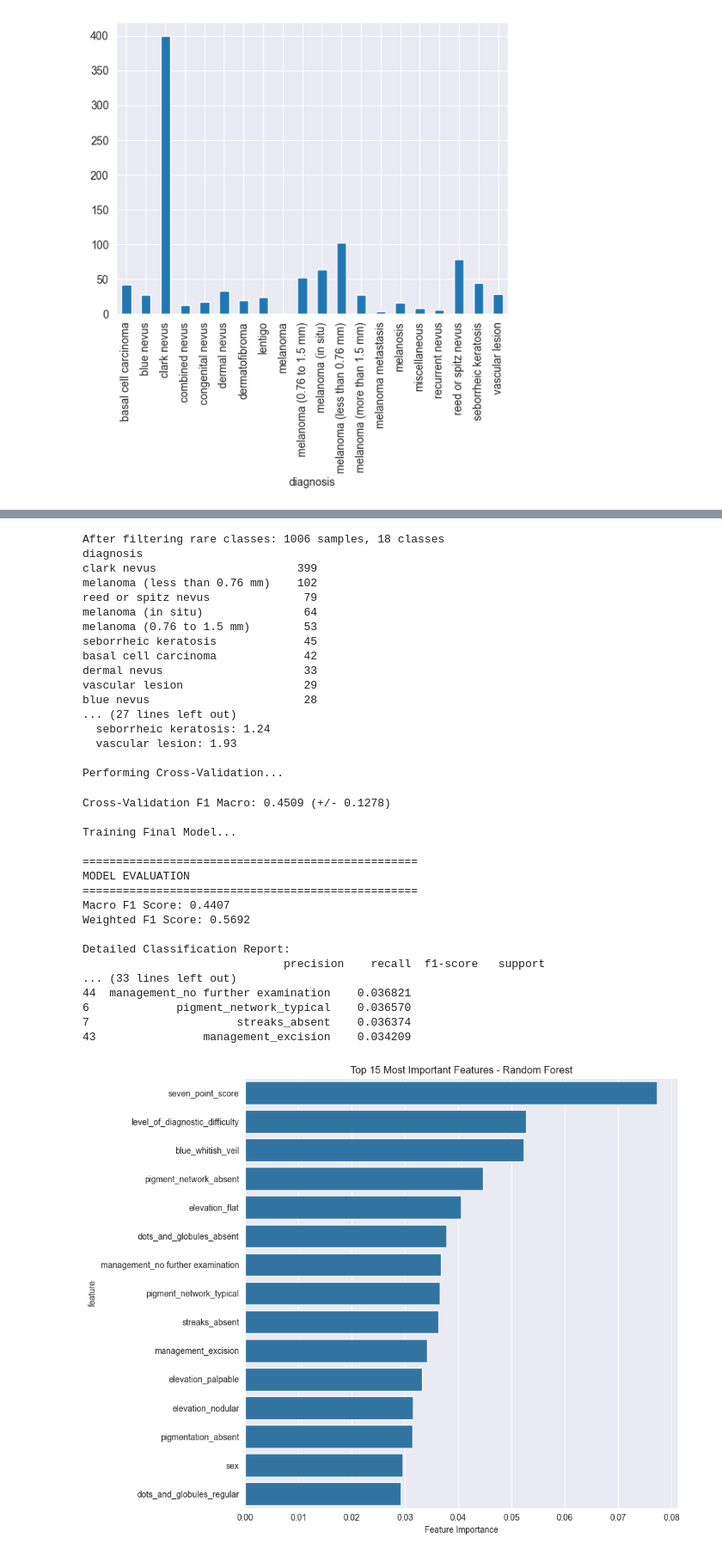
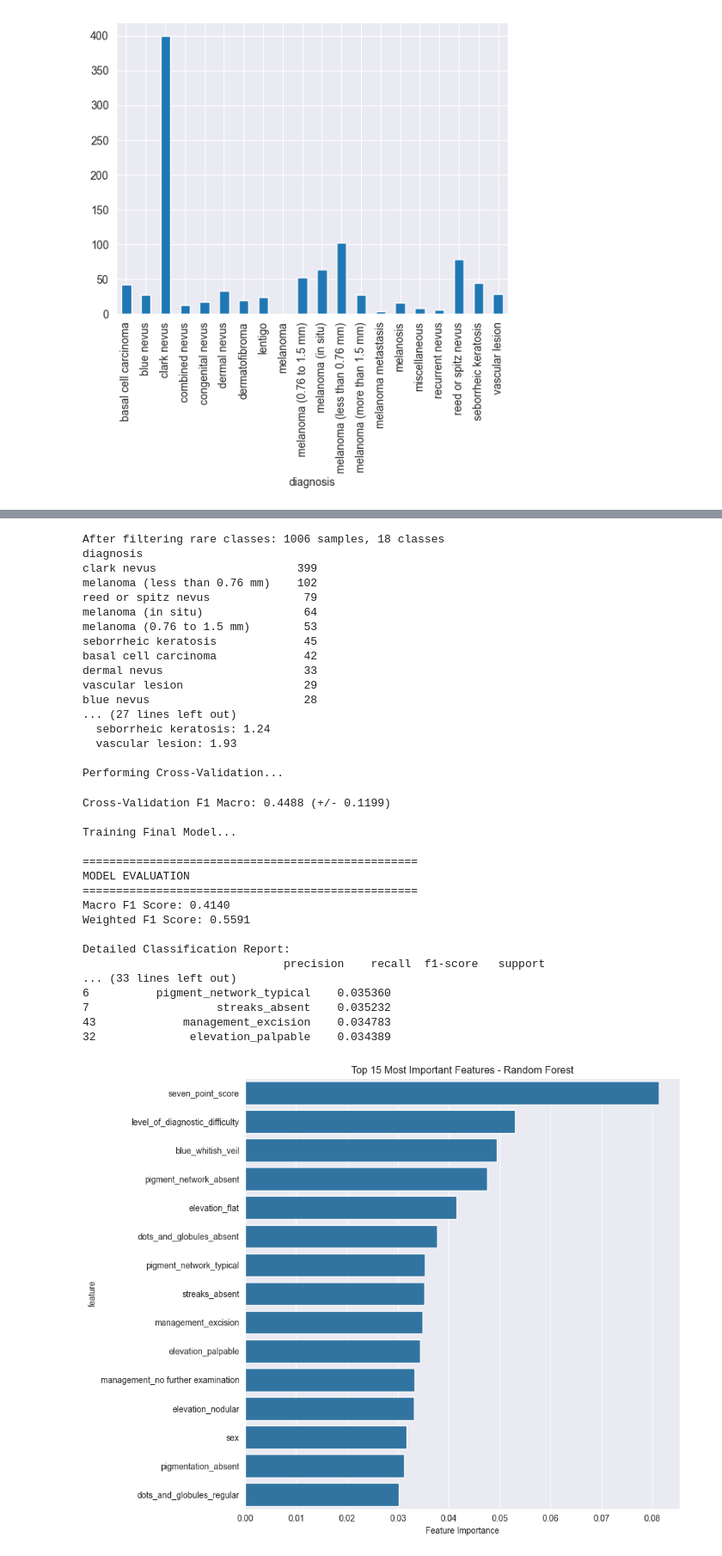
Before and after one commit to anamayyub/GROUP_8, a Jupyter notebook: notebooks/working-progress.ipynb, the cells around one changed output, grey strips where cells are left out. Shown at 86% size. Drawn from its saved outputs; the diff is of its cells as text; code cells hidden in the pictures.

```diff
--- a/notebooks/working-progress.ipynb
+++ b/notebooks/working-progress.ipynb
@@ -77,6 +77,6 @@ for column in df.columns:
         df[column] = columnCoder
 
 new_df = df
-new_df = new_df.drop(columns=['clinic','derm','case_id','notes'])
+new_df = new_df.drop(columns=['clinic','derm','case_num','case_id','notes'])
 print(new_df.columns)
 # %% [output]
@@ -144,7 +144,7 @@ def prepare_for_naive_bayes(df):
     y = df_processed['diagnosis']
 
     # Feature encoding (your existing logic)
-    X_df = df_processed.drop(columns=['clinic','derm','case_num','notes', 'diagnosis'])
+    X_df = df_processed.drop(columns=['clinic','derm','case_num','case_id','notes', 'diagnosis'])
 
     for column in X_df.columns:
         if column in ['blue_whitish_veil']:
@@ -184,7 +184,7 @@ def train_random_forest(X, y):
     # Initialize Random Forest with optimal parameters for medical data
     rf_model = RandomForestClassifier(
         n_estimators=150,           # More trees for stability
-        max_depth=15,               # Prevent overfitting
+        max_depth=20,               # Prevent overfitting
         min_samples_split=5,        # Require minimum samples to split
         min_samples_leaf=3,         # Require minimum samples in leaf
         class_weight=class_weight_dict,  # Handle class imbalance
@@ -290,38 +290,38 @@ print(f"Final Test Macro F1: {f1_macro:.4f}")
 # y_prediction_new = bernoulli.predict(X_test_new)
 # print(classification_report(y_test_new, y_prediction_new, zero_division=0))
 # %% [output]
 After filtering rare classes: 1006 samples, 18 classes
 diagnosis
 clark nevus                     399
 melanoma (less than 0.76 mm)    102
 reed or spitz nevus              79
 melanoma (in situ)               64
 melanoma (0.76 to 1.5 mm)        53
 seborrheic keratosis             45
 basal cell carcinoma             42
 dermal nevus                     33
 vascular lesion                  29
 blue nevus                       28
 ... (27 lines left out)
   seborrheic keratosis: 1.24
   vascular lesion: 1.93
 
 Performing Cross-Validation...
-Cross-Validation F1 Macro: 0.4509 (+/- 0.1278)
+Cross-Validation F1 Macro: 0.4488 (+/- 0.1199)
 
 Training Final Model...
 
 ==================================================
 MODEL EVALUATION
 ==================================================
-Macro F1 Score: 0.4407
-Weighted F1 Score: 0.5692
+Macro F1 Score: 0.4140
+Weighted F1 Score: 0.5591
 
 Detailed Classification Report:
                               precision    recall  f1-score   support
 ... (33 lines left out)
-44  management_no further examination    0.036821
-6             pigment_network_typical    0.036570
-7                      streaks_absent    0.036374
-43                management_excision    0.034209
+6          pigment_network_typical    0.035360
+7                   streaks_absent    0.035232
+43             management_excision    0.034783
+32              elevation_palpable    0.034389
-[figure, old version]
+[figure, new version]
```
Also changed, not shown: parts of 6 cells of this notebook, 2 other files.
